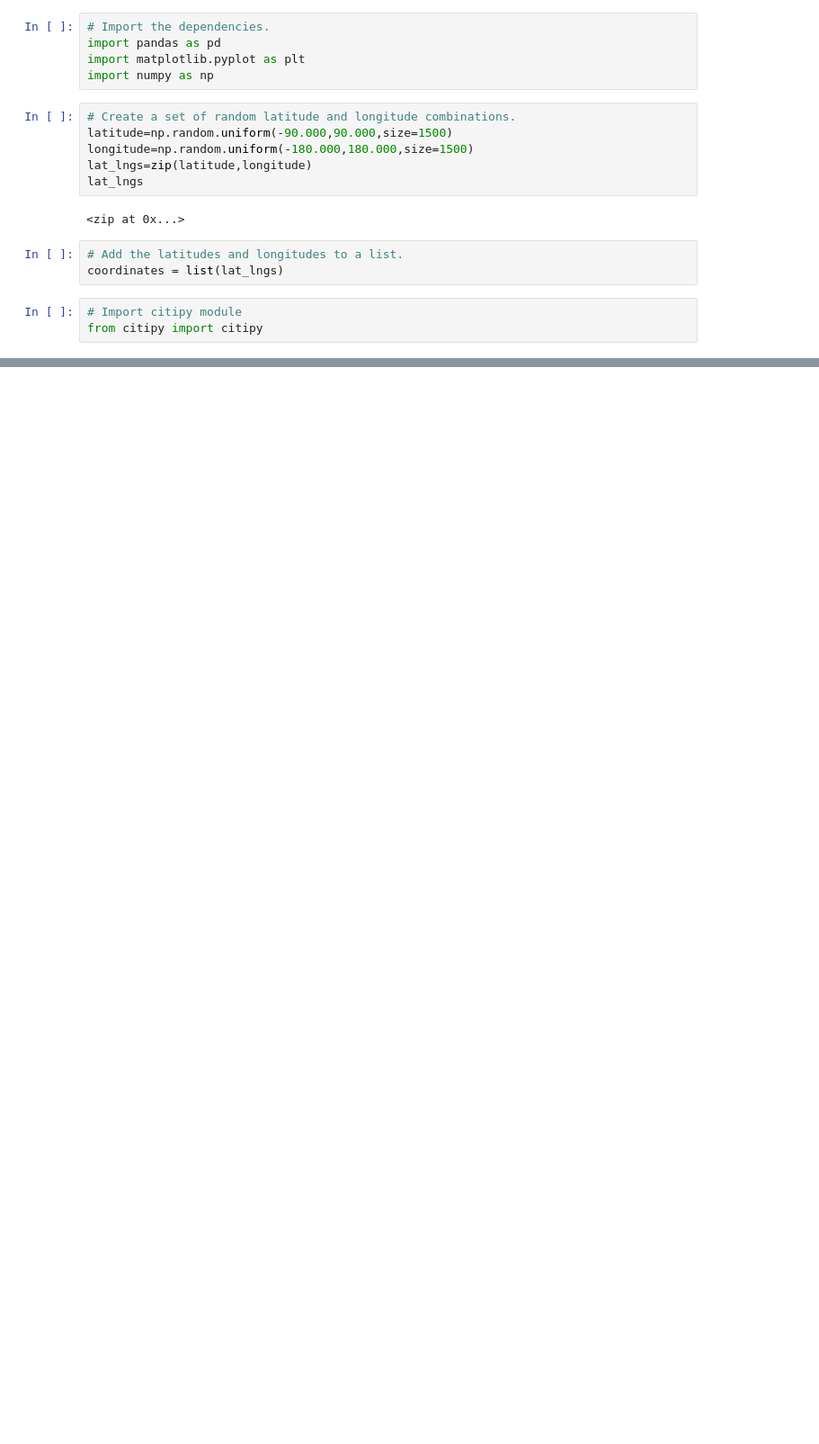
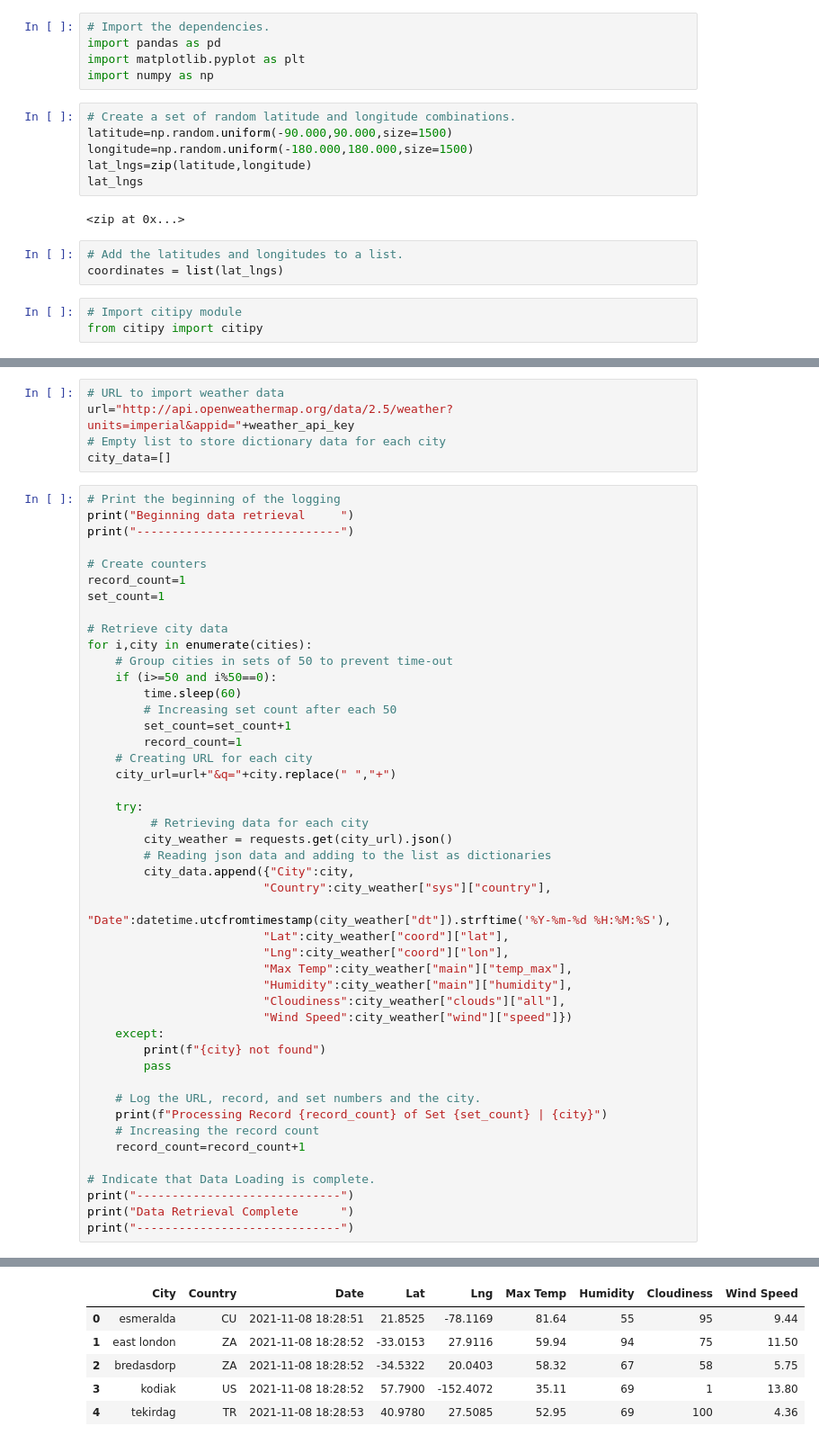
Before and after one commit to Dhanushree27/World_Weather_Analysis, a Jupyter notebook: WeatherPy.ipynb, the cells around one changed output, grey strips where cells are left out. Shown: that part at 90% size. Saved outputs shown, nothing was run; the diff lists cells and outputs as text; blank space fills up the shorter version.

Commit message:
Updated with weather data for cities

```diff
--- a/WeatherPy.ipynb
+++ b/WeatherPy.ipynb
@@ -33,0 +40,52 @@ len(cities)
+# %%
+# URL to import weather data
+url="http://api.openweathermap.org/data/2.5/weather?units=imperial&appid="+weather_api_key
+# Empty list to store dictionary data for each city
+city_data=[]
+# %%
+# Print the beginning of the logging
+print("Beginning data retrieval     ")
+print("-----------------------------")
+
+# Create counters
+record_count=1
+set_count=1
+
+# Retrieve city data
+for i,city in enumerate(cities):
+    # Group cities in sets of 50 to prevent time-out
+    if (i>=50 and i%50==0):
+        time.sleep(60)
+        # Increasing set count after each 50
+        set_count=set_count+1
+        record_count=1
+    # Creating URL for each city
+    city_url=url+"&q="+city.replace(" ","+")
+
+    try:
+         # Retrieving data for each city
+        city_weather = requests.get(city_url).json()
+        # Reading json data and adding to the list as dictionaries
+        city_data.append({"City":city,
+                         "Country":city_weather["sys"]["country"],
+                         "Date":datetime.utcfromtimestamp(city_weather["dt"]).strftime('%Y-%m-%d %H:%M:%S'),
+                         "Lat":city_weather["coord"]["lat"],
+                         "Lng":city_weather["coord"]["lon"],
+                         "Max Temp":city_weather["main"]["temp_max"],
+                         "Humidity":city_weather["main"]["humidity"],
+                         "Cloudiness":city_weather["clouds"]["all"],
+                         "Wind Speed":city_weather["wind"]["speed"]})
+    except:
+        print(f"{city} not found")
+        pass
+
+    # Log the URL, record, and set numbers and the city.
+    print(f"Processing Record {record_count} of Set {set_count} | {city}")
+    # Increasing the record count
+    record_count=record_count+1
+
+# Indicate that Data Loading is complete.
+print("-----------------------------")
+print("Data Retrieval Complete      ")
+print("-----------------------------")
+# %% [output]
@@ -33,0 +109,6 @@ len(cities)
+|  | City | Country | Date | Lat | Lng | Max Temp | Humidity | Cloudiness | Wind Speed |
+| 0 | esmeralda | CU | 2021-11-08 18:28:51 | 21.8525 | -78.1169 | 81.64 | 55 | 95 | 9.44 |
+| 1 | east london | ZA | 2021-11-08 18:28:52 | -33.0153 | 27.9116 | 59.94 | 94 | 75 | 11.50 |
+| 2 | bredasdorp | ZA | 2021-11-08 18:28:52 | -34.5322 | 20.0403 | 58.32 | 67 | 58 | 5.75 |
+| 3 | kodiak | US | 2021-11-08 18:28:52 | 57.7900 | -152.4072 | 35.11 | 69 | 1 | 13.80 |
+| 4 | tekirdag | TR | 2021-11-08 18:28:53 | 40.9780 | 27.5085 | 52.95 | 69 | 100 | 4.36 |
```
Also changed, not shown: parts of 6 cells of this notebook, 2 other files.
